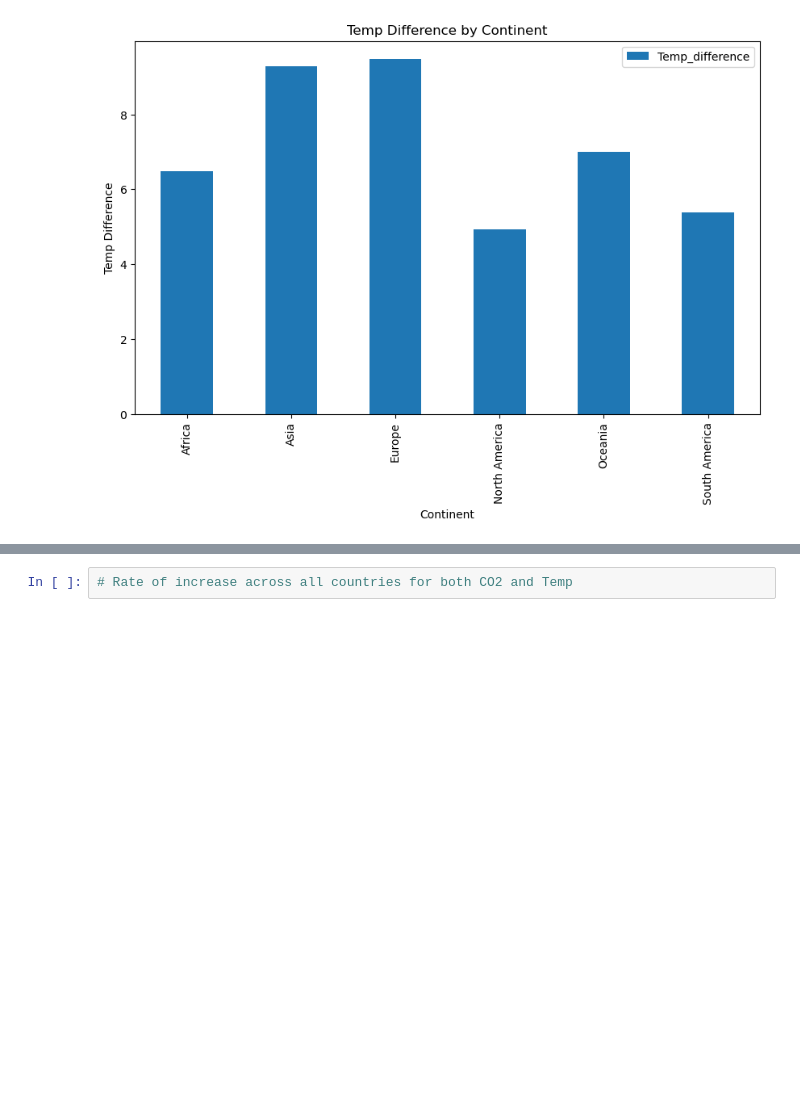
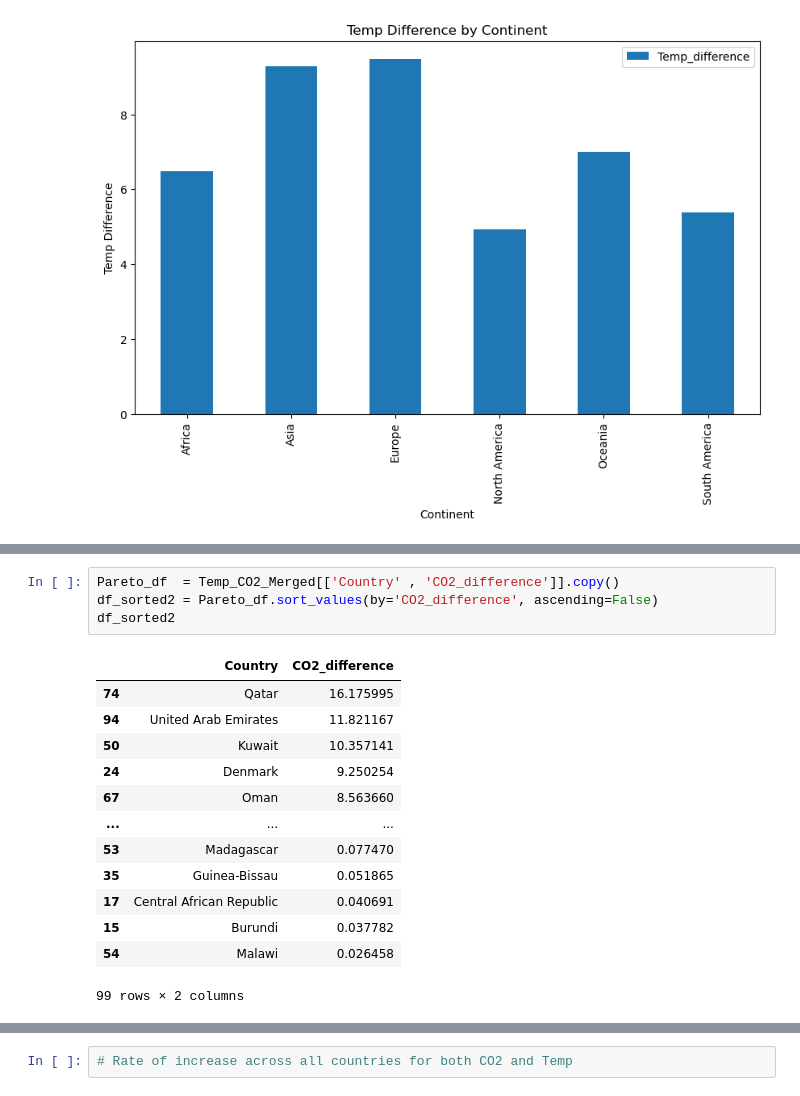
Before and after one commit to hsingh8015/project1, a Jupyter notebook: visualizations.ipynb, the cells around one changed output, grey strips where cells are left out. Saved outputs shown, nothing was run; the diff lists cells and outputs as text; blank space fills up the shorter version.

```diff
--- a/visualizations.ipynb
+++ b/visualizations.ipynb
@@ -289 +295,19 @@ min_co2_list, max_co2_list
+# %%
+Pareto_df  = Temp_CO2_Merged[['Country' , 'CO2_difference']].copy()
+df_sorted2 = Pareto_df.sort_values(by='CO2_difference', ascending=False)
+df_sorted2
+# %% [output]
+|  | Country | CO2_difference |
+| 74 | Qatar | 16.175995 |
+| 94 | United Arab Emirates | 11.821167 |
+| 50 | Kuwait | 10.357141 |
+| 24 | Denmark | 9.250254 |
+| 67 | Oman | 8.563660 |
+| ... | ... | ... |
+| 53 | Madagascar | 0.077470 |
+| 35 | Guinea-Bissau | 0.051865 |
+| 17 | Central African Republic | 0.040691 |
+| 15 | Burundi | 0.037782 |
+| 54 | Malawi | 0.026458 |
+99 rows × 2 columns
 # %%
```
Also changed, not shown: parts of 14 cells of this notebook, 3 other files.
